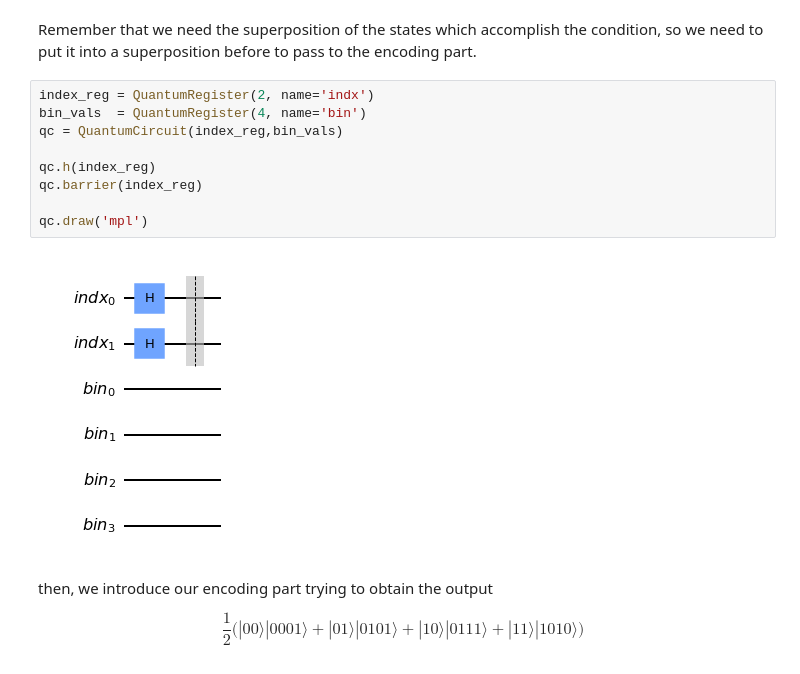
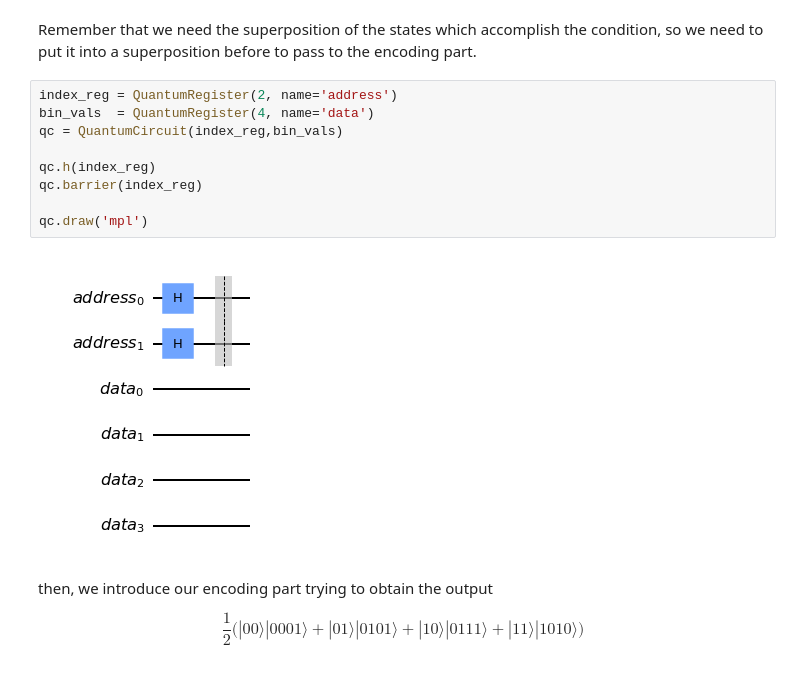
Before and after one commit to abdielgv163/IQOSF_Mentorship_Program, a Jupyter notebook: Task_1.ipynb, the cells around one changed output. Saved outputs shown, nothing was run; the diff lists cells and outputs as text.

```diff
--- a/Task_1.ipynb
+++ b/Task_1.ipynb
@@ -178,16 +181,16 @@ vals_
 # %% [markdown]
 Remember that we need the superposition of the states which accomplish the condition, so we need to put it into a superposition before to pass to the encoding part.
 # %%
-index_reg = QuantumRegister(2, name='indx')
-bin_vals  = QuantumRegister(4, name='bin')
+index_reg = QuantumRegister(2, name='address')
+bin_vals  = QuantumRegister(4, name='data')
 qc = QuantumCircuit(index_reg,bin_vals)
 
 qc.h(index_reg)
 qc.barrier(index_reg)
 
 qc.draw('mpl')
 # %% [output]
-[figure, old version]
+[figure, new version]
 # %% [markdown]
 then, we introduce our encoding part trying to obtain the output
 
```
Also changed, not shown: parts of 25 cells of this notebook.
